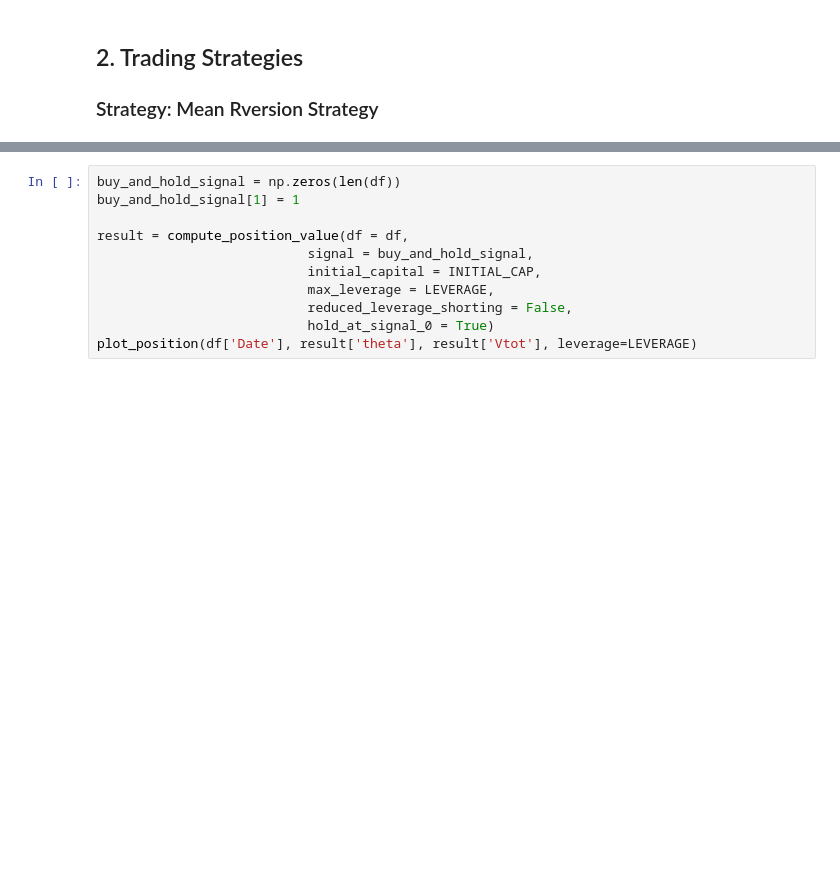
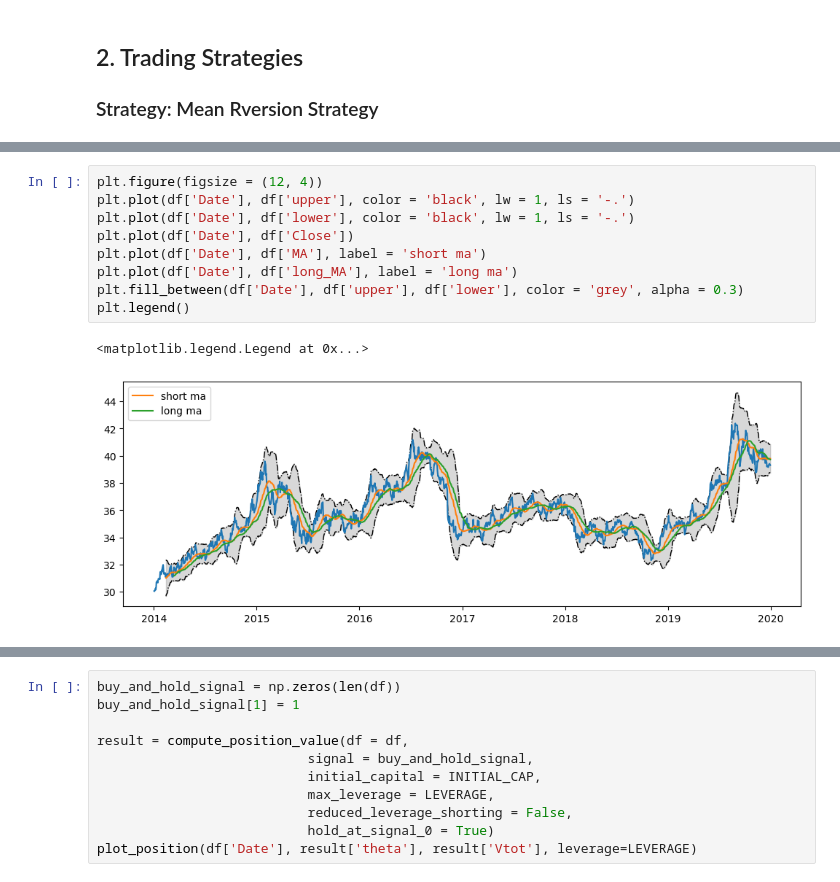
Before and after one commit to MC-Kangan/Algo_Trading_ETF_Trading_Strategy, a Jupyter notebook: Mean_reversion_strategy.ipynb, the cells around one changed output, grey strips where cells are left out. Drawn from its saved outputs; the diff is of its cells as text; blank space fills up the shorter version.

```diff
--- a/Mean_reversion_strategy.ipynb
+++ b/Mean_reversion_strategy.ipynb
@@ -125,0 +154,12 @@ plt.axhline(p[-1], c= (.5,.5,.5), ls='--')
+# %%
+plt.figure(figsize = (12, 4))
+plt.plot(df['Date'], df['upper'], color = 'black', lw = 1, ls = '-.')
+plt.plot(df['Date'], df['lower'], color = 'black', lw = 1, ls = '-.')
+plt.plot(df['Date'], df['Close'])
+plt.plot(df['Date'], df['MA'], label = 'short ma')
+plt.plot(df['Date'], df['long_MA'], label = 'long ma')
+plt.fill_between(df['Date'], df['upper'], df['lower'], color = 'grey', alpha = 0.3)
+plt.legend()
+# %% [output]
+<matplotlib.legend.Legend at 0x...>
+[figure, added]
```
Also changed, not shown: parts of 16 cells of this notebook, 3 other files.
